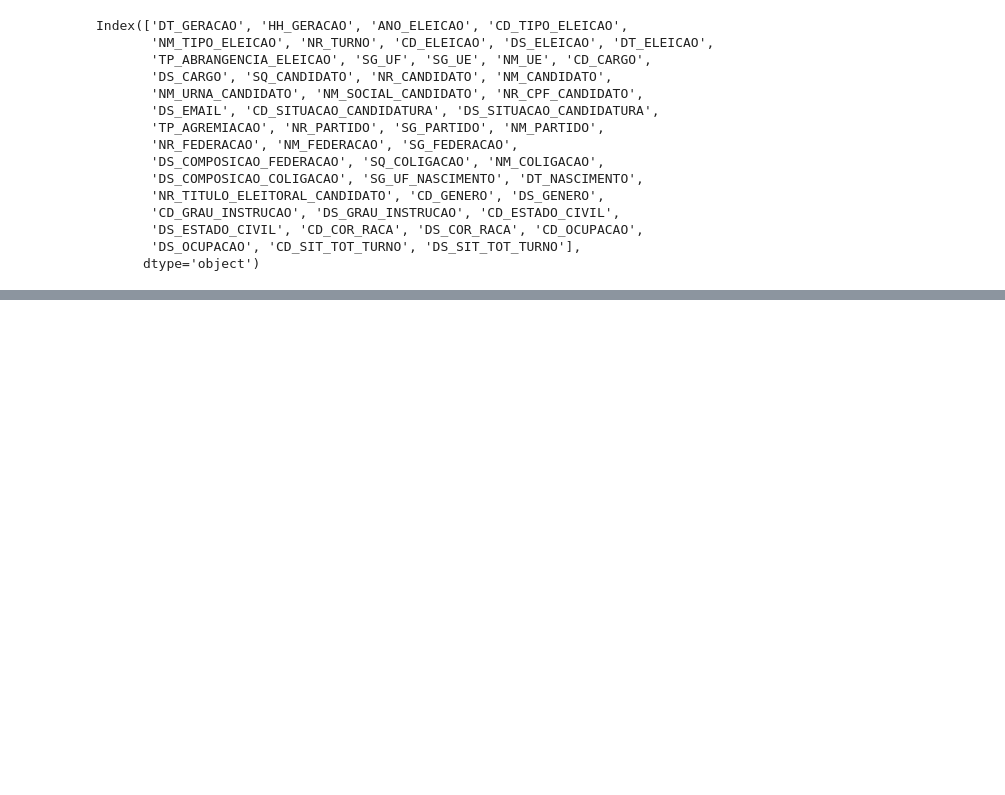
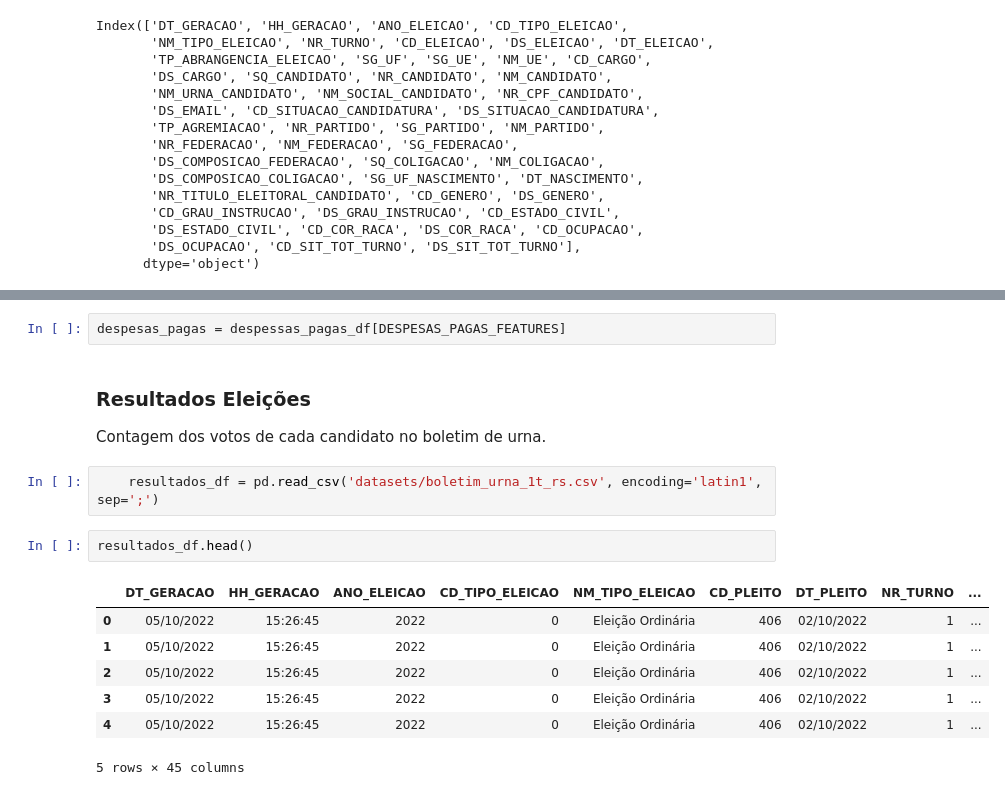
Before and after one commit to LeonardoBerlatto/data-processing-tse-study, a Jupyter notebook: notebook.ipynb, the cells around one changed output, grey strips where cells are left out. Cells and saved outputs as stored; diff of their text form; blank space fills up the shorter version.

```diff
--- a/notebook.ipynb
+++ b/notebook.ipynb
@@ -88,0 +161,18 @@ pd.read_csv('datasets/desp_cand_pagas_2022.csv', encoding='latin1', sep=';').hea
+# %%
+despesas_pagas = despessas_pagas_df[DESPESAS_PAGAS_FEATURES]
+# %% [markdown]
+### Resultados Eleições
+
+Contagem dos votos de cada candidato no boletim de urna.
+# %%
+    resultados_df = pd.read_csv('datasets/boletim_urna_1t_rs.csv', encoding='latin1', sep=';')
+# %%
+resultados_df.head()
+# %% [output]
+|  | DT_GERACAO | HH_GERACAO | ANO_ELEICAO | CD_TIPO_ELEICAO | NM_TIPO_ELEICAO | CD_PLEITO | DT_PLEITO | NR_TURNO | ... |
+| 0 | 05/10/2022 | 15:26:45 | 2022 | 0 | Eleição Ordinária | 406 | 02/10/2022 | 1 | ... |
+| 1 | 05/10/2022 | 15:26:45 | 2022 | 0 | Eleição Ordinária | 406 | 02/10/2022 | 1 | ... |
+| 2 | 05/10/2022 | 15:26:45 | 2022 | 0 | Eleição Ordinária | 406 | 02/10/2022 | 1 | ... |
+| 3 | 05/10/2022 | 15:26:45 | 2022 | 0 | Eleição Ordinária | 406 | 02/10/2022 | 1 | ... |
+| 4 | 05/10/2022 | 15:26:45 | 2022 | 0 | Eleição Ordinária | 406 | 02/10/2022 | 1 | ... |
+5 rows × 45 columns
```
Also changed, not shown: parts of 23 cells of this notebook.
